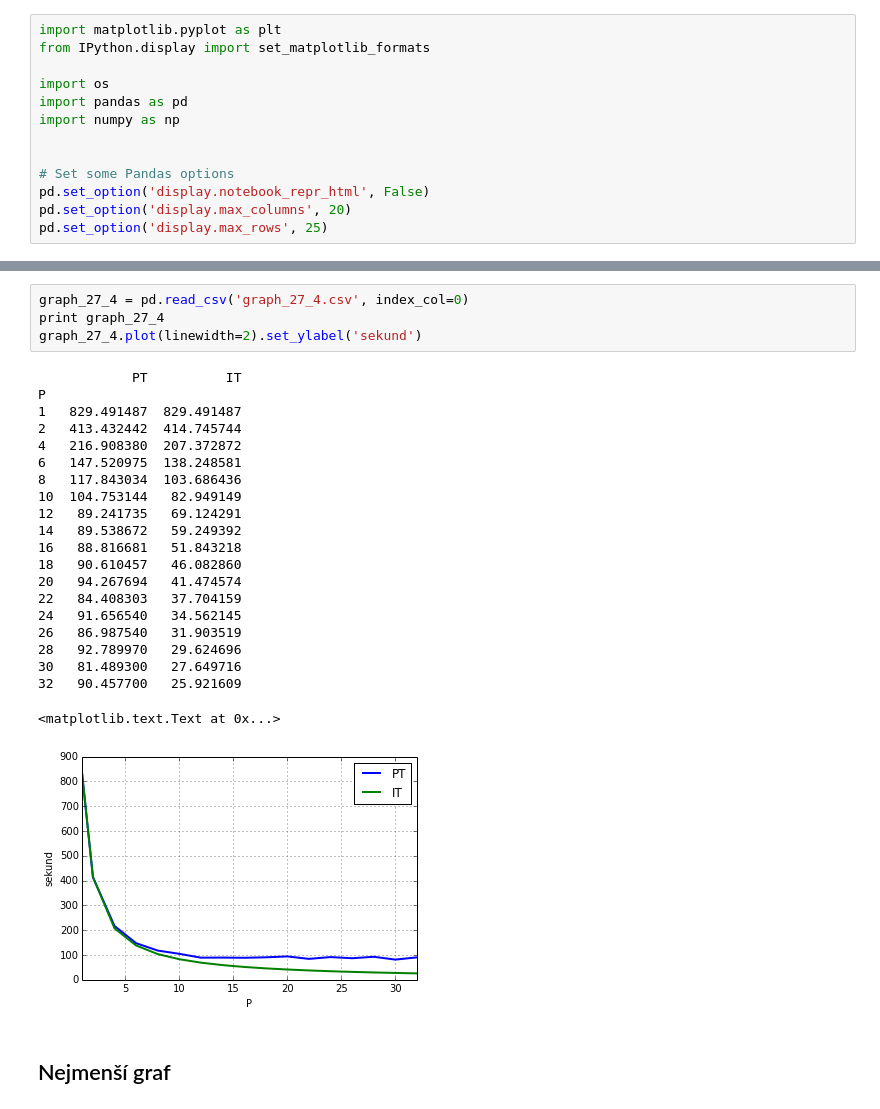
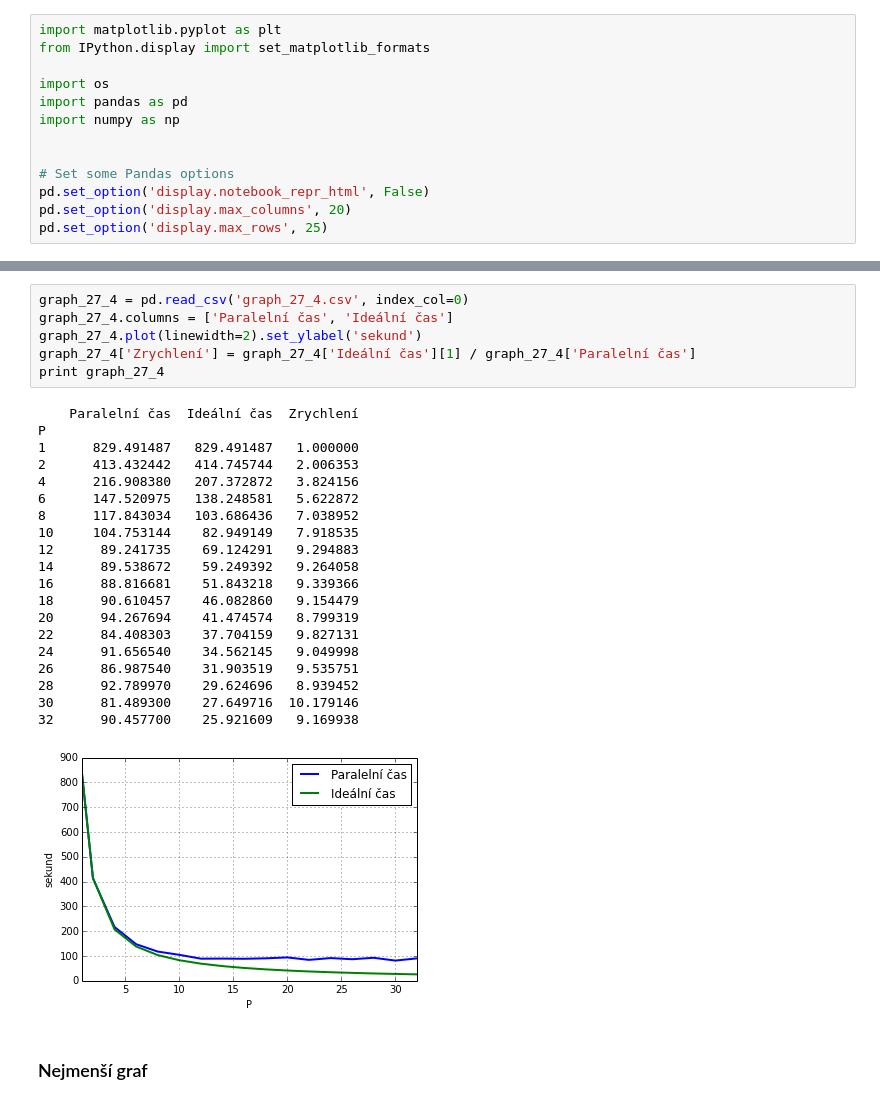
Before and after one commit to fibigerg/PPR, a Jupyter notebook: PPR anal.ipynb, the cells around one changed output, grey strips where cells are left out. Drawn from its saved outputs; the diff is of its cells as text.

```diff
--- a/PPR anal.ipynb
+++ b/PPR anal.ipynb
@@ -46,30 +142,31 @@ P
 # %%
 graph_27_4 = pd.read_csv('graph_27_4.csv', index_col=0)
+graph_27_4.columns = ['Paralelní čas', 'Ideální čas']
+graph_27_4.plot(linewidth=2).set_ylabel('sekund')
+graph_27_4['Zrychlení'] = graph_27_4['Ideální čas'][1] / graph_27_4['Paralelní čas']
 print graph_27_4
-graph_27_4.plot(linewidth=2).set_ylabel('sekund')
 # %% [output]
-            PT          IT
+    Paralelní čas  Ideální čas  Zrychlení
 P
-1   829.491487  829.491487
-2   413.432442  414.745744
-4   216.908380  207.372872
-6   147.520975  138.248581
-8   117.843034  103.686436
-10  104.753144   82.949149
-12   89.241735   69.124291
-14   89.538672   59.249392
-16   88.816681   51.843218
-18   90.610457   46.082860
-20   94.267694   41.474574
-22   84.408303   37.704159
-24   91.656540   34.562145
-26   86.987540   31.903519
-28   92.789970   29.624696
-30   81.489300   27.649716
-32   90.457700   25.921609
+1      829.491487   829.491487   1.000000
+2      413.432442   414.745744   2.006353
+4      216.908380   207.372872   3.824156
+6      147.520975   138.248581   5.622872
+8      117.843034   103.686436   7.038952
+10     104.753144    82.949149   7.918535
+12      89.241735    69.124291   9.294883
+14      89.538672    59.249392   9.264058
+16      88.816681    51.843218   9.339366
+18      90.610457    46.082860   9.154479
+20      94.267694    41.474574   8.799319
+22      84.408303    37.704159   9.827131
+24      91.656540    34.562145   9.049998
+26      86.987540    31.903519   9.535751
+28      92.789970    29.624696   8.939452
+30      81.489300    27.649716  10.179146
+32      90.457700    25.921609   9.169938
-<matplotlib.text.Text at 0x...>
-[figure, old version]
+[figure, new version]
 # %% [markdown]
-## Nejmenší graf
+### Nejmenší graf
 # %%
 graph_26_4 = pd.read_csv('graph_26_4.csv', index_col=0)
```
Also changed, not shown: parts of 14 cells of this notebook.
